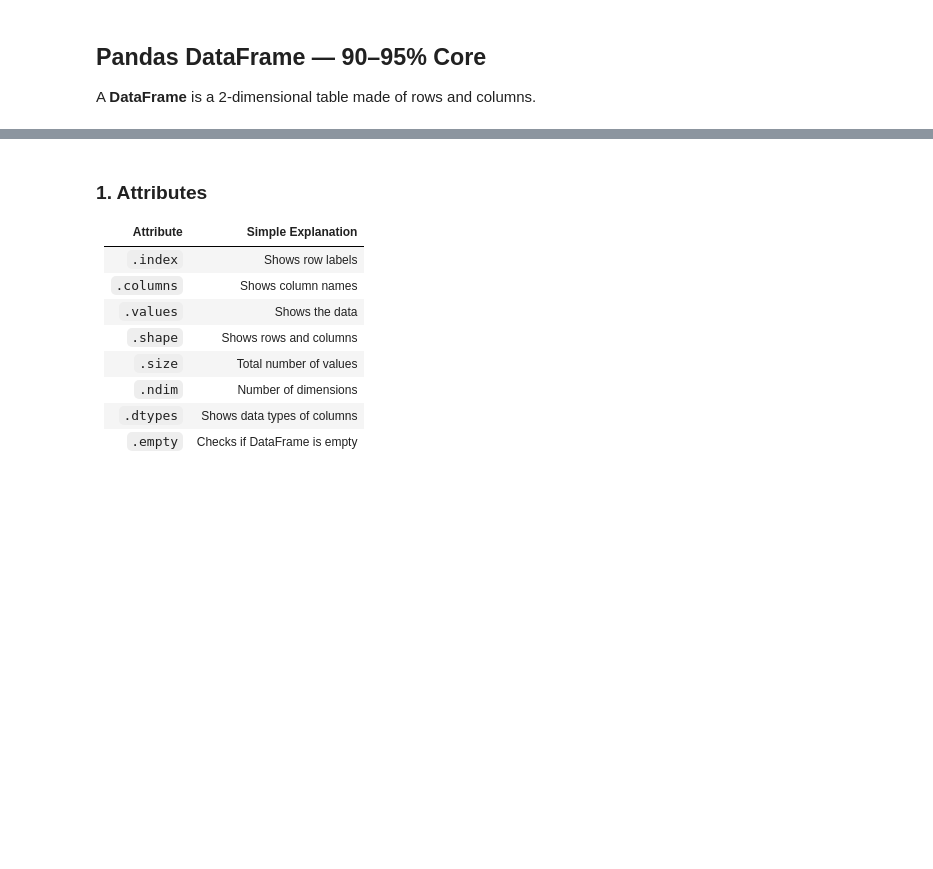
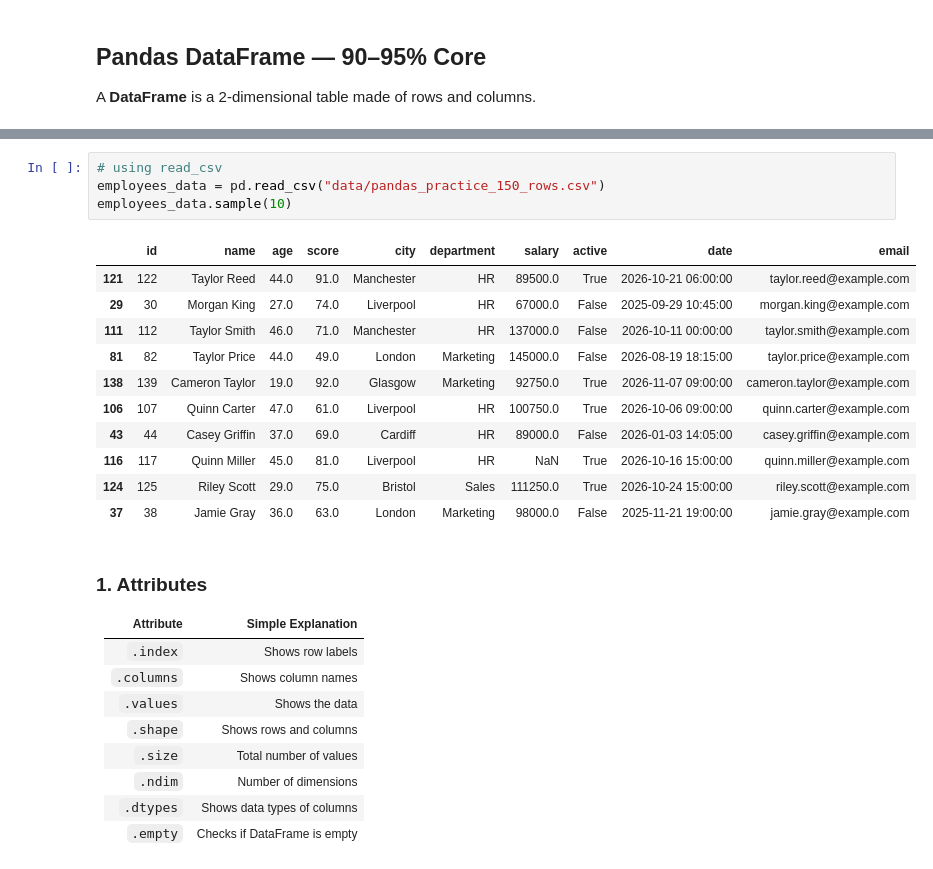
Before and after one commit to zaibgray/pandas, a Jupyter notebook: pandas.ipynb, the cells around one changed output, grey strips where cells are left out. Drawn from its saved outputs; the diff is of its cells as text; blank space fills up the shorter version.

```diff
--- a/pandas.ipynb
+++ b/pandas.ipynb
@@ -1540,3 +1611,19 @@ A **DataFrame** is a 2-dimensional table made of rows and columns.
+# %%
+# using read_csv
+employees_data = pd.read_csv("data/pandas_practice_150_rows.csv")
+employees_data.sample(10)
+# %% [output]
+|  | id | name | age | score | city | department | salary | active | date | email |
+| 121 | 122 | Taylor Reed | 44.0 | 91.0 | Manchester | HR | 89500.0 | True | 2026-10-21 06:00:00 | taylor.reed@example.com |
+| 29 | 30 | Morgan King | 27.0 | 74.0 | Liverpool | HR | 67000.0 | False | 2025-09-29 10:45:00 | morgan.king@example.com |
+| 111 | 112 | Taylor Smith | 46.0 | 71.0 | Manchester | HR | 137000.0 | False | 2026-10-11 00:00:00 | taylor.smith@example.com |
+| 81 | 82 | Taylor Price | 44.0 | 49.0 | London | Marketing | 145000.0 | False | 2026-08-19 18:15:00 | taylor.price@example.com |
+| 138 | 139 | Cameron Taylor | 19.0 | 92.0 | Glasgow | Marketing | 92750.0 | True | 2026-11-07 09:00:00 | cameron.taylor@example.com |
+| 106 | 107 | Quinn Carter | 47.0 | 61.0 | Liverpool | HR | 100750.0 | True | 2026-10-06 09:00:00 | quinn.carter@example.com |
+| 43 | 44 | Casey Griffin | 37.0 | 69.0 | Cardiff | HR | 89000.0 | False | 2026-01-03 14:05:00 | casey.griffin@example.com |
+| 116 | 117 | Quinn Miller | 45.0 | 81.0 | Liverpool | HR | NaN | True | 2026-10-16 15:00:00 | quinn.miller@example.com |
+| 124 | 125 | Riley Scott | 29.0 | 75.0 | Bristol | Sales | 111250.0 | True | 2026-10-24 15:00:00 | riley.scott@example.com |
+| 37 | 38 | Jamie Gray | 36.0 | 63.0 | London | Marketing | 98000.0 | False | 2025-11-21 19:00:00 | jamie.gray@example.com |
 # %% [markdown]
 ### 1. Attributes
 
```
Also changed, not shown: parts of 10 cells of this notebook, 1 other file.
